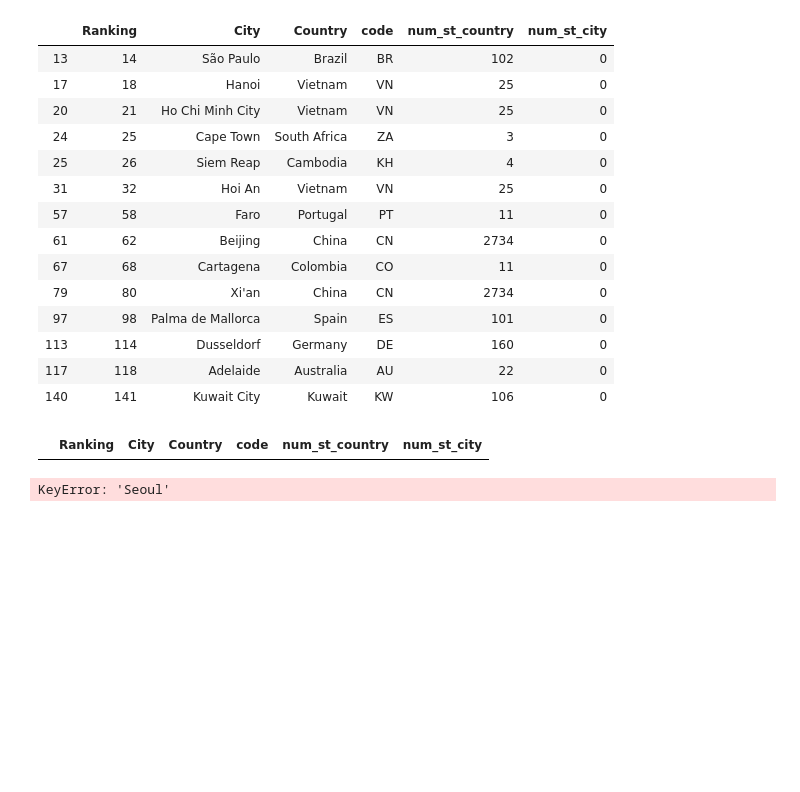
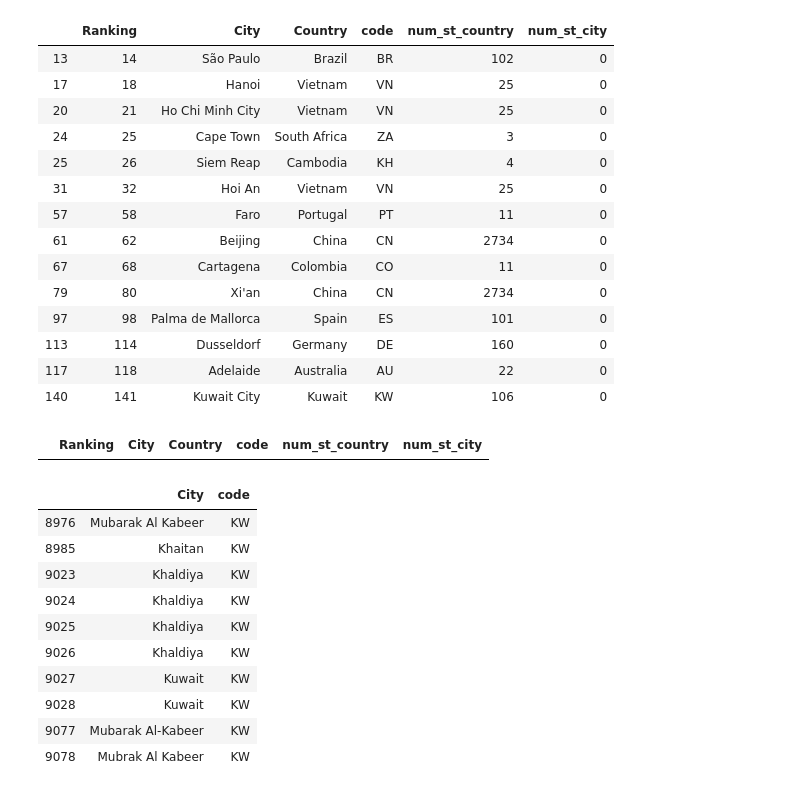
Before and after one commit to syshin0116/Dacon-News-Article-Label-Restoration-Hackathon, a Jupyter notebook: country_starbucks/starbucks_country.ipynb, the cells around one changed output. Saved outputs shown, nothing was run; the diff lists cells and outputs as text; code cells hidden in the pictures; blank space fills up the shorter version.

```diff
--- a/country_starbucks/starbucks_country.ipynb
+++ b/country_starbucks/starbucks_country.ipynb
@@ -259,7 +259,17 @@ bei = df_bc[beijing]
 bei
 # %% [output]
 |  | Ranking | City | Country | code | num_st_country | num_st_city |
-# %%
-df_st.loc["Seoul",]
-# %% [output]
-KeyError: 'Seoul'
+# %%
+df_st[df_st["City"].str.contains("K") & df_st["code"].str.contains("KW")]
+# %% [output]
+|  | City | code |
+| 8976 | Mubarak Al Kabeer | KW |
+| 8985 | Khaitan | KW |
+| 9023 | Khaldiya | KW |
+| 9024 | Khaldiya | KW |
+| 9025 | Khaldiya | KW |
+| 9026 | Khaldiya | KW |
+| 9027 | Kuwait | KW |
+| 9028 | Kuwait | KW |
+| 9077 | Mubarak Al-Kabeer | KW |
+| 9078 | Mubrak Al Kabeer | KW |
```
Also changed, not shown: parts of 3 cells of this notebook, 5 other files.
